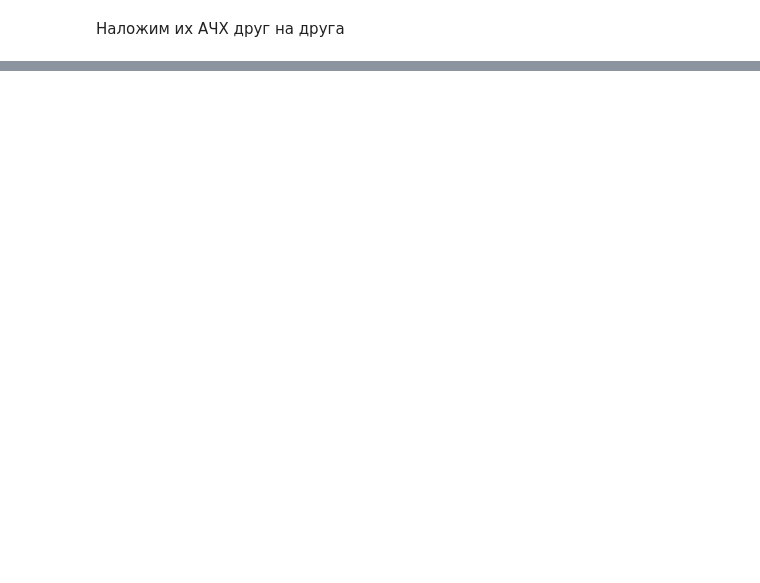
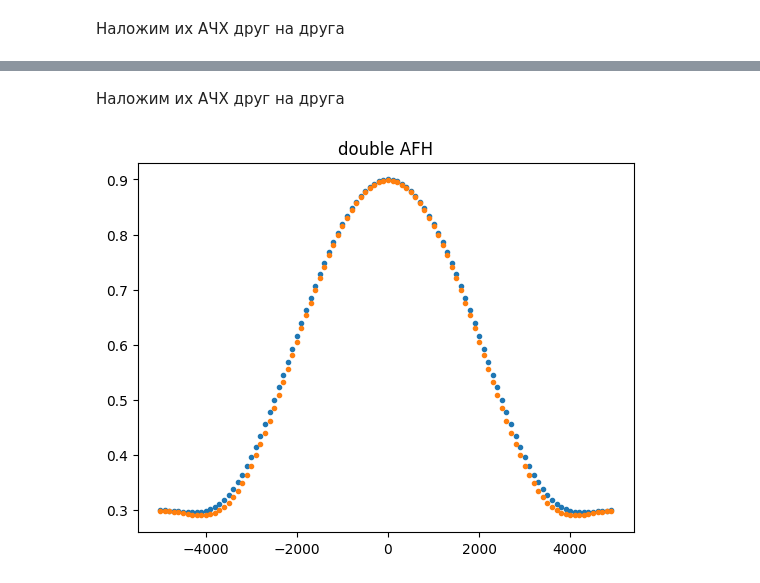
Before and after one commit to dd114/Adaptive-filter-1, a Jupyter notebook: Adaptive-filter-1.ipynb, the cells around one changed output, grey strips where cells are left out. Cells and saved outputs as stored; diff of their text form; code cells hidden in the pictures; blank space fills up the shorter version.

```diff
--- a/Adaptive-filter-1.ipynb
+++ b/Adaptive-filter-1.ipynb
@@ -181,0 +210,15 @@ plt.show()
+# %%
+initial_weights_signal = processing_of_signal(all_spectrum, processing_weights)
+# %%
+plt.plot(np.arange(100), initial_weights_signal, ".")
+plt.title("initial_weights_signal")
+plt.show()
+
+freq_bound = 1500
+
+initial_fx = fftpack.fftfreq(initial_weights_signal.size, right_bound / number_of_point)[:freq_bound]
+initial_fy = np.abs(fftpack.fft(initial_weights_signal)[:freq_bound])
+
+plt.plot(initial_fx, initial_fy, ".")
+plt.title("afh_initial_weights_signal")
+plt.show()
@@ -181,0 +228,15 @@ plt.show()
+# %%
+approx_weights_signal = processing_of_signal(all_spectrum, approx_weights)
+# %%
+plt.plot(np.arange(100), approx_weights_signal, ".")
+plt.title("approx_weights_signal")
+plt.show()
+
+freq_bound = 1500
+
+approx_fx = fftpack.fftfreq(approx_weights_signal.size, right_bound / number_of_point)[:freq_bound]
+approx_fy = np.abs(fftpack.fft(approx_weights_signal)[:freq_bound])
+
+plt.plot(approx_fx, approx_fy, ".")
+plt.title("afh_approx_weights_signal")
+plt.show()
@@ -181,0 +246,10 @@ plt.show()
+# %% [markdown]
+Наложим их АЧХ друг на друга
+# %%
+plt.plot(initial_fx, initial_fy, ".")
+plt.plot(approx_fx, approx_fy, ".")
+plt.title("double AFH")
+
+plt.show()
+# %% [output]
+[figure, added]
```
Also changed, not shown: parts of 13 cells of this notebook.
